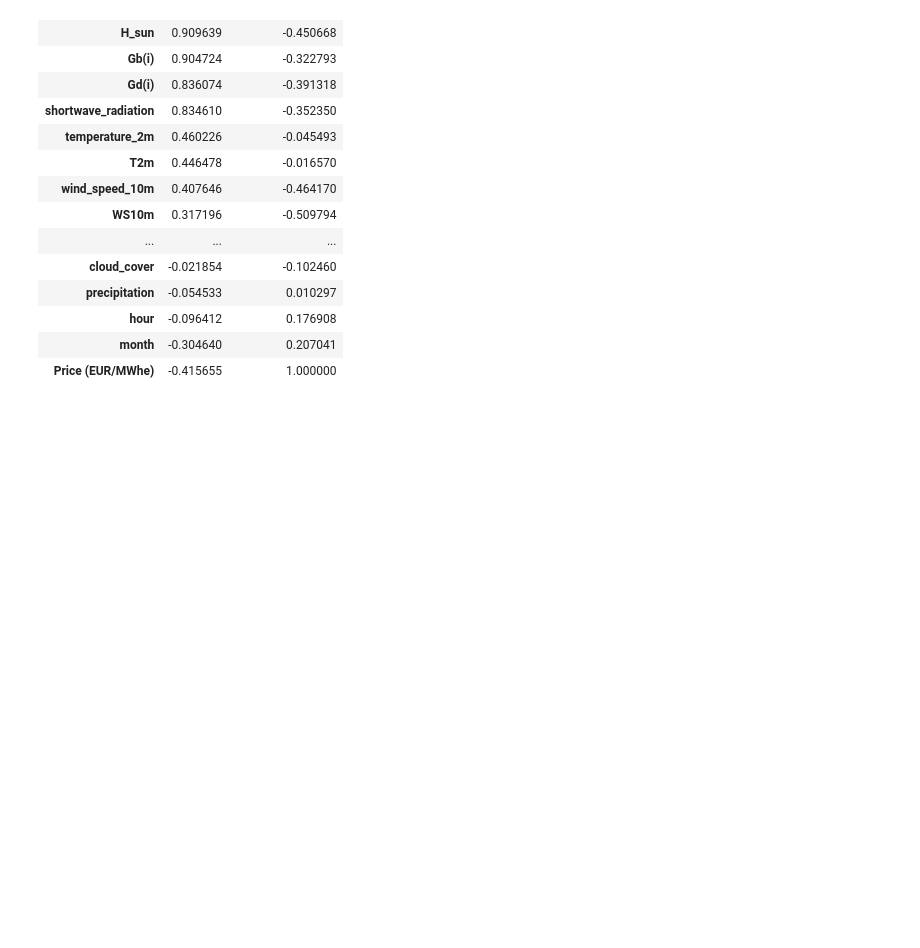
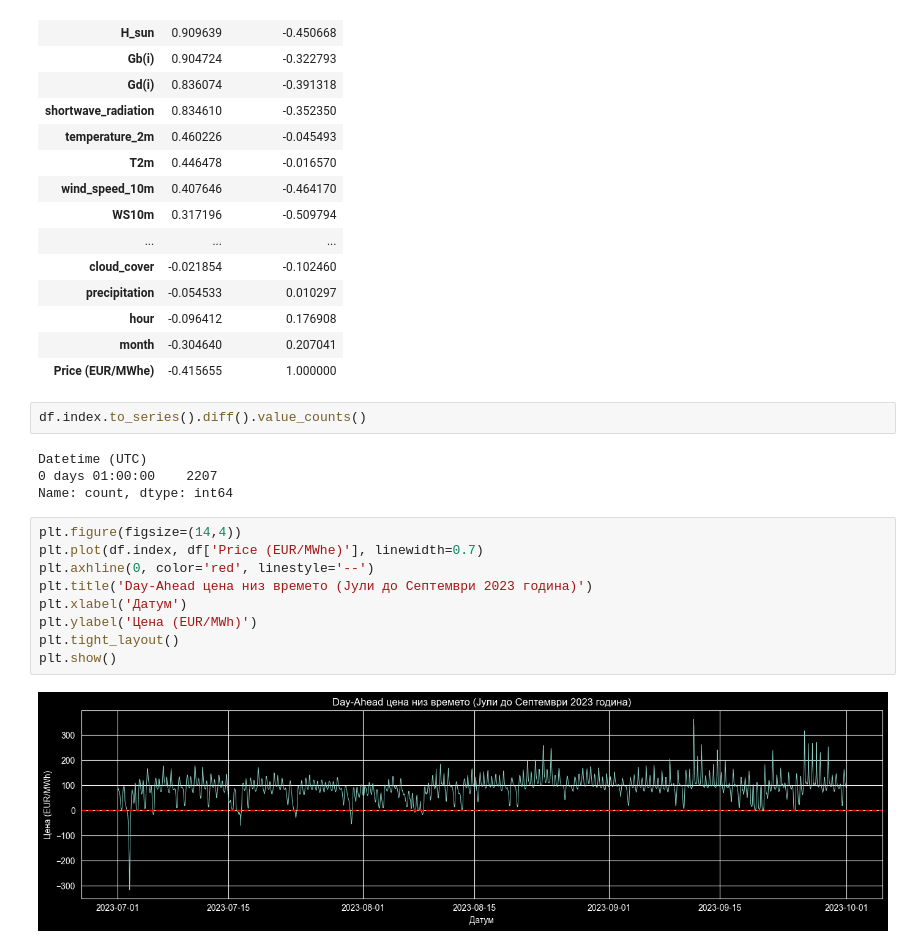
Before and after one commit to hristinagjorgjievska/pv-energy-trading-optimization, a Jupyter notebook: notebooks/06__exploratory_analysis.ipynb, the cells around one changed output. Cells and saved outputs as stored; diff of their text form; blank space fills up the shorter version.

Commit message:
add visualizations in exploratory analysis

```diff
--- a/notebooks/06__exploratory_analysis.ipynb
+++ b/notebooks/06__exploratory_analysis.ipynb
@@ -141,3 +137,20 @@ df.corr()[['P', 'Price (EUR/MWhe)']].sort_values('P', ascending=False)
 | hour | -0.096412 | 0.176908 |
 | month | -0.304640 | 0.207041 |
 | Price (EUR/MWhe) | -0.415655 | 1.000000 |
+# %%
+df.index.to_series().diff().value_counts()
+# %% [output]
+Datetime (UTC)
+0 days 01:00:00    2207
+Name: count, dtype: int64
+# %%
+plt.figure(figsize=(14,4))
+plt.plot(df.index, df['Price (EUR/MWhe)'], linewidth=0.7)
+plt.axhline(0, color='red', linestyle='--')
+plt.title('Day-Ahead цена низ времето (Јули до Септември 2023 година)')
+plt.xlabel('Датум')
+plt.ylabel('Цена (EUR/MWh)')
+plt.tight_layout()
+plt.show()
+# %% [output]
+[figure, added]
```
Also changed, not shown: parts of 11 cells of this notebook.
